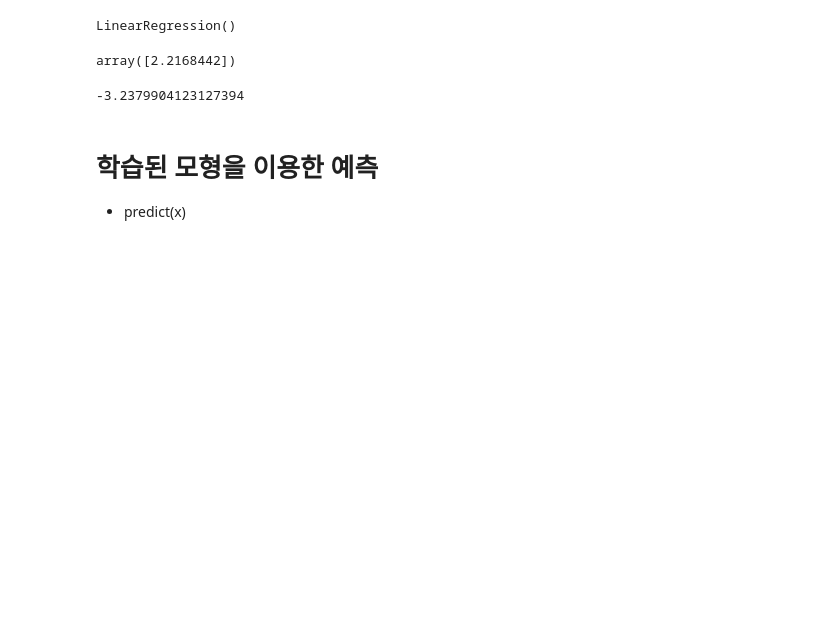
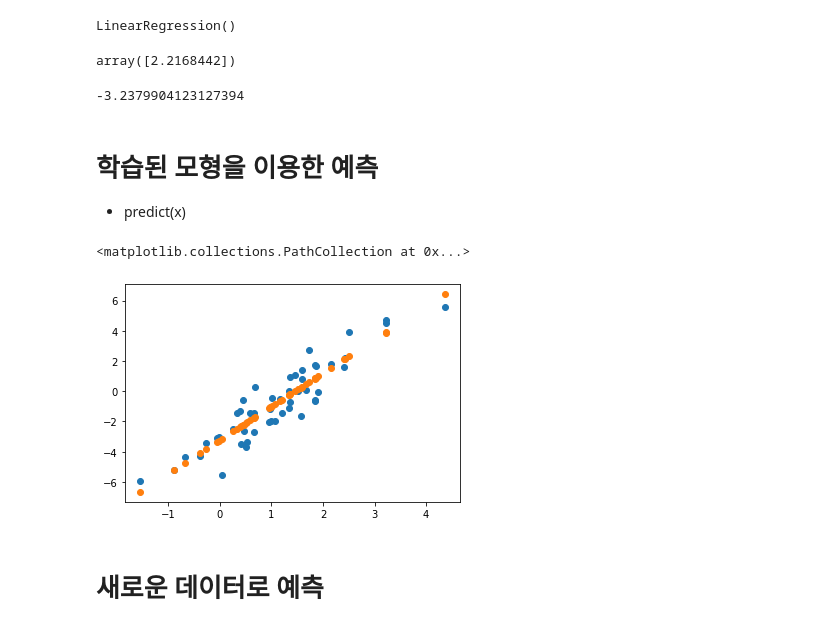
Before and after one commit to AnYeHyeon/DataScience2023, a Jupyter notebook: 2_1_선형회귀.ipynb, the cells around one changed output. Cells and saved outputs as stored; diff of their text form; code cells hidden in the pictures; blank space fills up the shorter version.

```diff
--- a/2_1_선형회귀.ipynb
+++ b/2_1_선형회귀.ipynb
@@ -170,4 +170,10 @@ reg.intercept_
 # %%
 y_pred = reg.predict(X)
 # %%
+plt.scatter(X, y)
 plt.scatter(X, y_pred)
+# %% [output]
+<matplotlib.collections.PathCollection at 0x...>
+[figure, added]
+# %% [markdown]
+# 새로운 데이터로 예측
```
Also changed, not shown: parts of 3 cells of this notebook.
